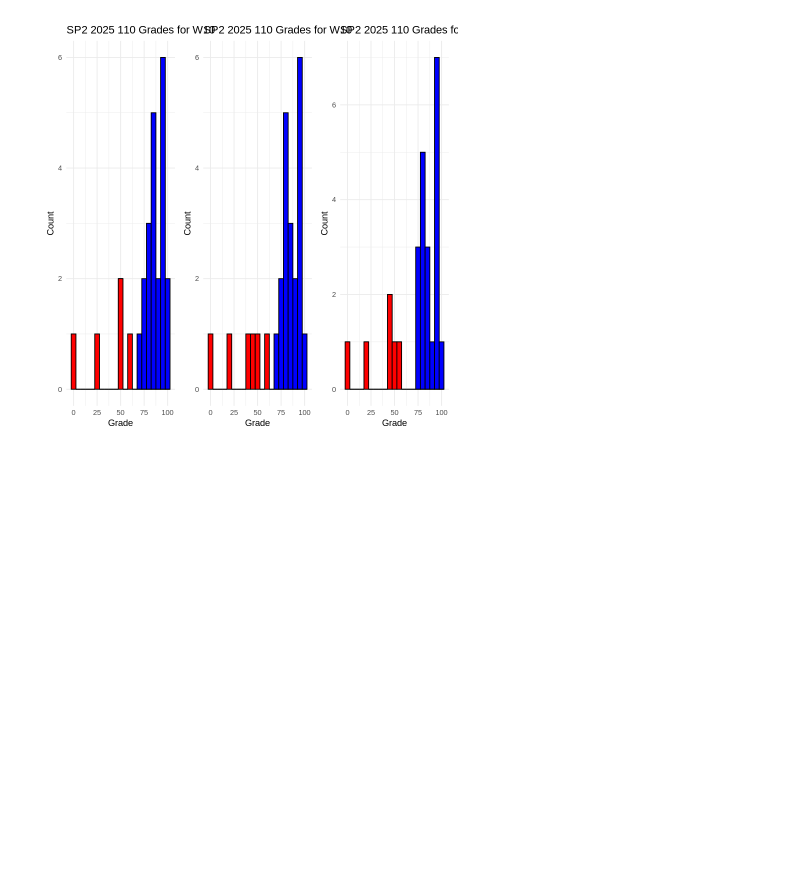
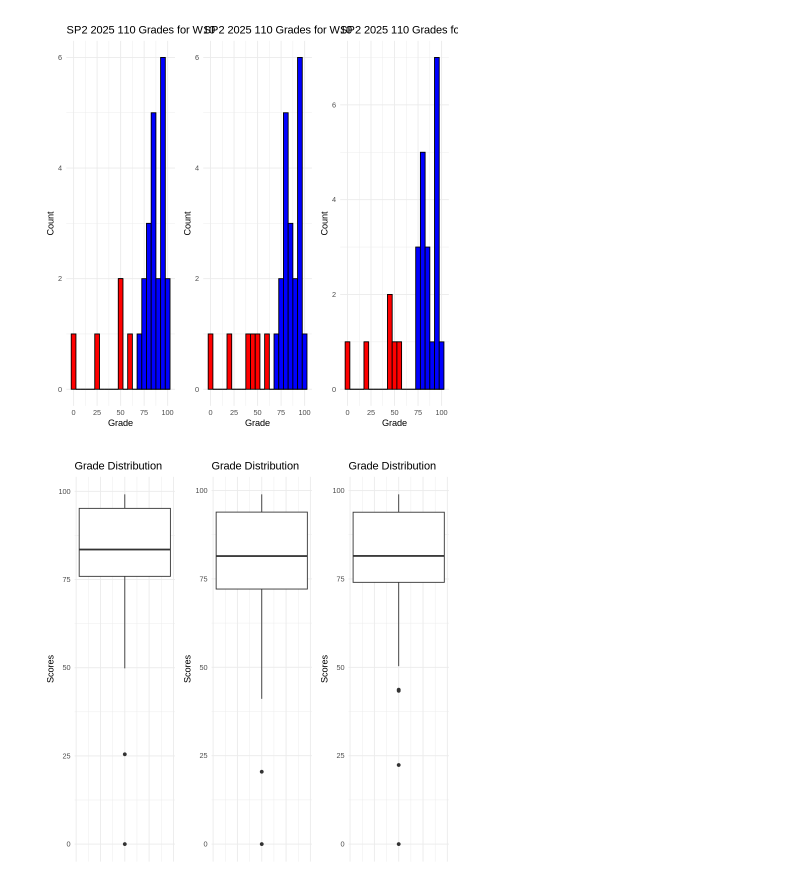
Before and after one commit to jay10440/full-statistical-projects, a Jupyter notebook: Final_Grade_Statistical_Analysis.ipynb, the cells around one changed output. Drawn from its saved outputs; the diff is of its cells as text; code cells hidden in the pictures; blank space fills up the shorter version.

```diff
--- a/Final_Grade_Statistical_Analysis.ipynb
+++ b/Final_Grade_Statistical_Analysis.ipynb
@@ -361,3 +361,7 @@ qqline(grades2$Grade, col= "blue", lwd=2)
 p1 + p2 + p3
 # %% [output]
 [figure]
+# %%
+boxplot_grob + boxplot_grob1 + boxplot_grob2
+# %% [output]
+[figure, added]
```
Also changed, not shown: parts of 1 cell of this notebook.
